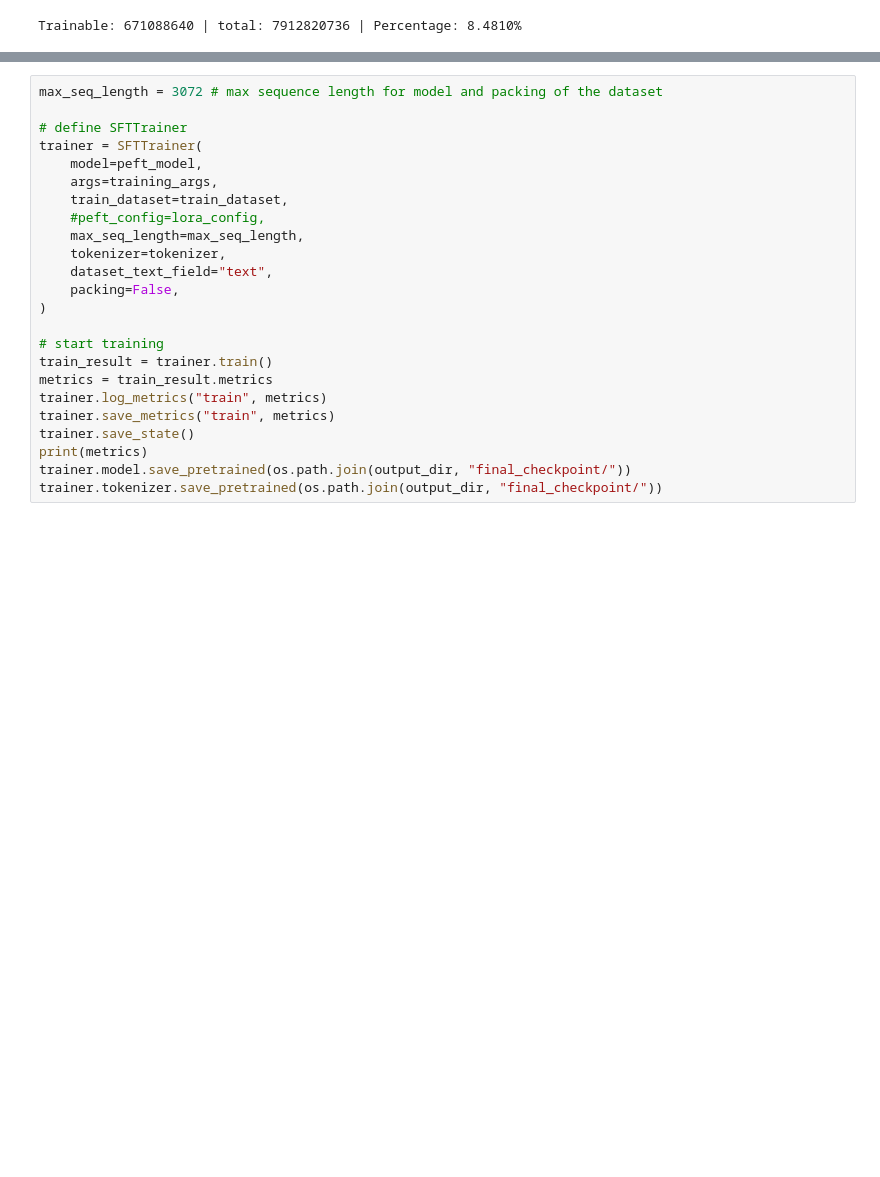
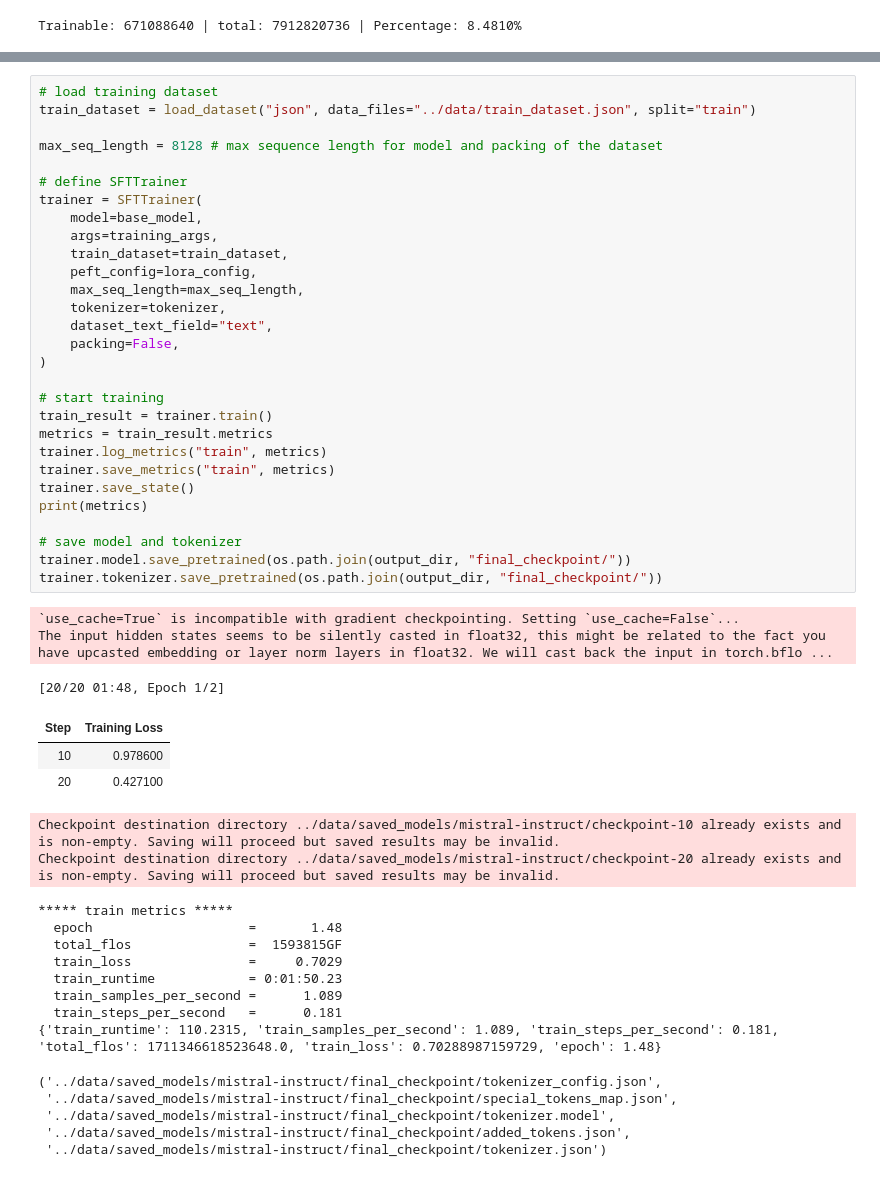
Before and after one commit to simisimon/llm-finetuning, a Jupyter notebook: src/tuning.ipynb, the cells around one changed output, grey strips where cells are left out. Saved outputs shown, nothing was run; the diff lists cells and outputs as text; blank space fills up the shorter version.

```diff
--- a/src/tuning.ipynb
+++ b/src/tuning.ipynb
@@ -295,26 +297,53 @@ training_args = TrainingArguments(
     report_to="mlflow",                                   # report metrics to mlflow
 )
 # %%
-max_seq_length = 3072 # max sequence length for model and packing of the dataset
+# load training dataset
+train_dataset = load_dataset("json", data_files="../data/train_dataset.json", split="train")
+
+max_seq_length = 8128 # max sequence length for model and packing of the dataset
 
 # define SFTTrainer
 trainer = SFTTrainer(
-    model=peft_model,
+    model=base_model,
     args=training_args,
     train_dataset=train_dataset,
-    #peft_config=lora_config,
+    peft_config=lora_config,
     max_seq_length=max_seq_length,
     tokenizer=tokenizer,
     dataset_text_field="text",
     packing=False,
 )
 
 # start training
 train_result = trainer.train()
 metrics = train_result.metrics
 trainer.log_metrics("train", metrics)
 trainer.save_metrics("train", metrics)
 trainer.save_state()
 print(metrics)
+
+# save model and tokenizer
 trainer.model.save_pretrained(os.path.join(output_dir, "final_checkpoint/"))
 trainer.tokenizer.save_pretrained(os.path.join(output_dir, "final_checkpoint/"))
+# %% [output]
+`use_cache=True` is incompatible with gradient checkpointing. Setting `use_cache=False`...
+The input hidden states seems to be silently casted in float32, this might be related to the fact you have upcasted embedding or layer norm layers in float32. We will cast back the input in torch.bflo ...
+[20/20 01:48, Epoch 1/2]
+| Step | Training Loss |
+| 10 | 0.978600 |
+| 20 | 0.427100 |
+Checkpoint destination directory ../data/saved_models/mistral-instruct/checkpoint-10 already exists and is non-empty. Saving will proceed but saved results may be invalid.
+Checkpoint destination directory ../data/saved_models/mistral-instruct/checkpoint-20 already exists and is non-empty. Saving will proceed but saved results may be invalid.
+***** train metrics *****
+  epoch                    =       1.48
+  total_flos               =  1593815GF
+  train_loss               =     0.7029
+  train_runtime            = 0:01:50.23
+  train_samples_per_second =      1.089
+  train_steps_per_second   =      0.181
+{'train_runtime': 110.2315, 'train_samples_per_second': 1.089, 'train_steps_per_second': 0.181, 'total_flos': 1711346618523648.0, 'train_loss': 0.70288987159729, 'epoch': 1.48}
+('../data/saved_models/mistral-instruct/final_checkpoint/tokenizer_config.json',
+ '../data/saved_models/mistral-instruct/final_checkpoint/special_tokens_map.json',
+ '../data/saved_models/mistral-instruct/final_checkpoint/tokenizer.model',
+ '../data/saved_models/mistral-instruct/final_checkpoint/added_tokens.json',
+ '../data/saved_models/mistral-instruct/final_checkpoint/tokenizer.json')
```
Also changed, not shown: parts of 27 cells of this notebook, 5 other files.
